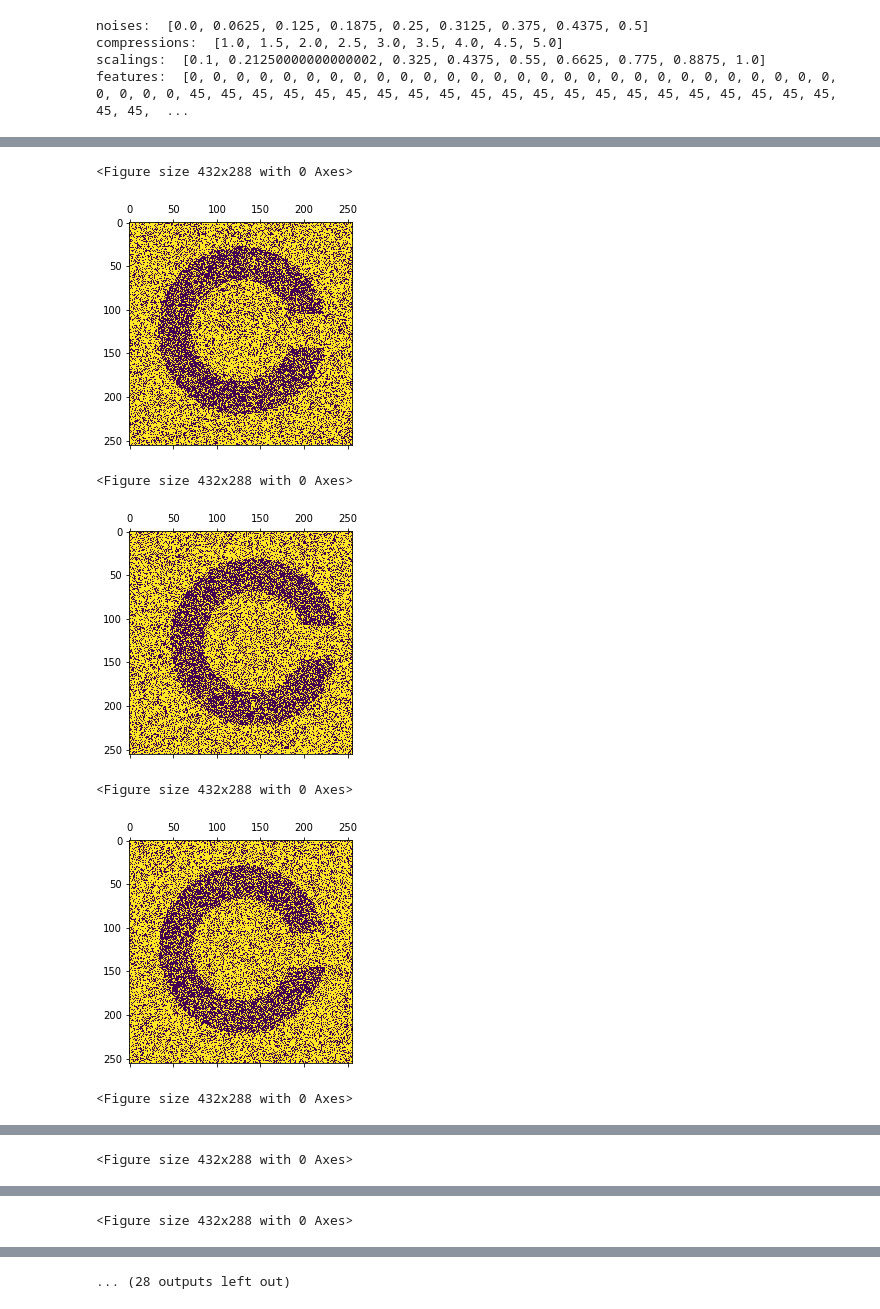
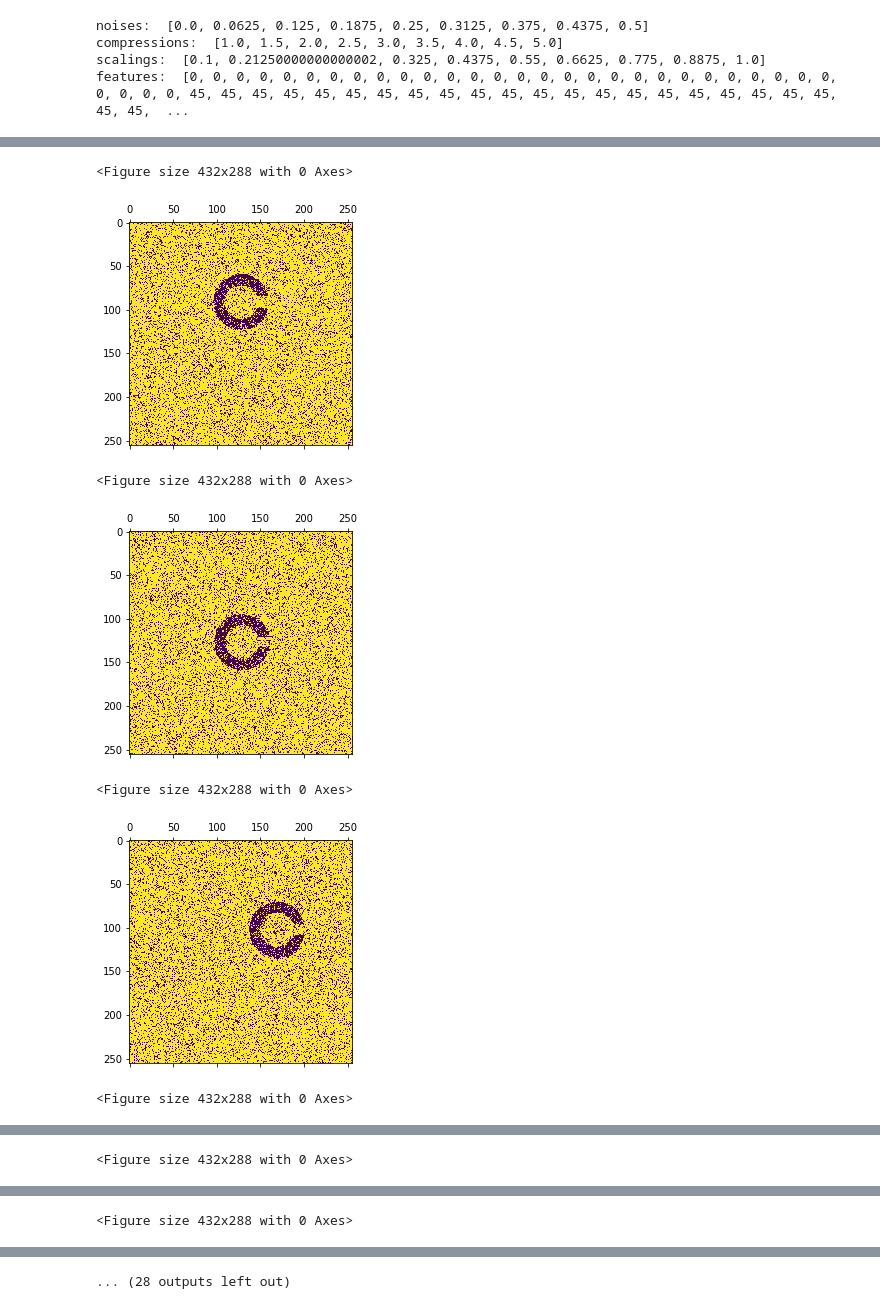
Before and after one commit to jonluntzel/VisualStimuli, a Jupyter notebook: Acuity2.ipynb, the cells around one changed output, grey strips where cells are left out. Drawn from its saved outputs; the diff is of its cells as text; code cells hidden in the pictures.

Commit message:
WIP: Fixed CV, added first LDA/SVM results

```diff
--- a/Acuity2.ipynb
+++ b/Acuity2.ipynb
@@ -175,4 +175 @@ def cross_validate(X, y=tempfeatures, splits=5, solver=0):
     return accuracy
-# %%
-subs = image_set("testingsave", noise=noises[0], compress=compressions[0], scaling=scalings[0], dim=256, itr=iterations)
-#set scaling value to something non-zero.
@@ -244,0 +226,3 @@ KeyboardInterrupt:
+# %%
+m1 = np.load("LDAResultsb.npy")
+m2 = np.load("SVMResultsb.npy")
@@ -244,0 +281,30 @@ KeyboardInterrupt:
+# %%
+%%time
+from numpy.linalg import LinAlgError
+
+result_matrix = np.empty((9,9,9))
+for i in range(0,9):
+    for j in range(0,9):
+        for k in range(0,9):
+            print(i,j,k)
+            subs = np.load('Datasets/b' + B[i*(9*9) + j*9 + k] + '.npy')
+            try:
+                result_matrix[i][j][k] = cross_validate(subs)#sum(results) / size
+            except LinAlgError:
+                result_matrix[i][j][k] = 42
+
+np.save("LDAResultsb", result_matrix)
+
+result_matrix = np.empty((9,9,9))
+for i in range(0,9):
+    for j in range(0,9):
+        for k in range(0,9):
+            print(i,j,k)
+            subs = np.load('Datasets/b' + B[i*(9*9) + j*9 + k] + '.npy')
+            #subs = image_set("b" + B[i*(9*9) + j*9 + k], noise=noises2[i], compress=compressions2[j], scaling=scalings2[k], itr=iterations)
+            try:
+                result_matrix[i][j][k] = cross_validate(subs, solver=1)#sum(results) / size
+            except LinAlgError:
+                result_matrix[i][j][k] = 42
+
+np.save("SVMResultsb", result_matrix)
@@ -245,12 +325,14 @@ KeyboardInterrupt:
 # %%
+#Sanity check
+subs = np.load('Datasets/' + B[3*(9*9) + 4*9 + 6] + '.npy')
 for i in range(0, 20): #4*repeats
     plt.figure()
     plt.matshow(subs[i*3].reshape(256, 256)) #test_set[i]
 # %% [output]
 <Figure size 432x288 with 0 Axes>
-[figure, old version]
+[figure, new version]
 <Figure size 432x288 with 0 Axes>
-[figure, old version]
+[figure, new version]
 <Figure size 432x288 with 0 Axes>
-[figure, old version]
+[figure, new version]
 <Figure size 432x288 with 0 Axes>
```
Also changed, not shown: parts of 18 cells of this notebook, 2 other files.
